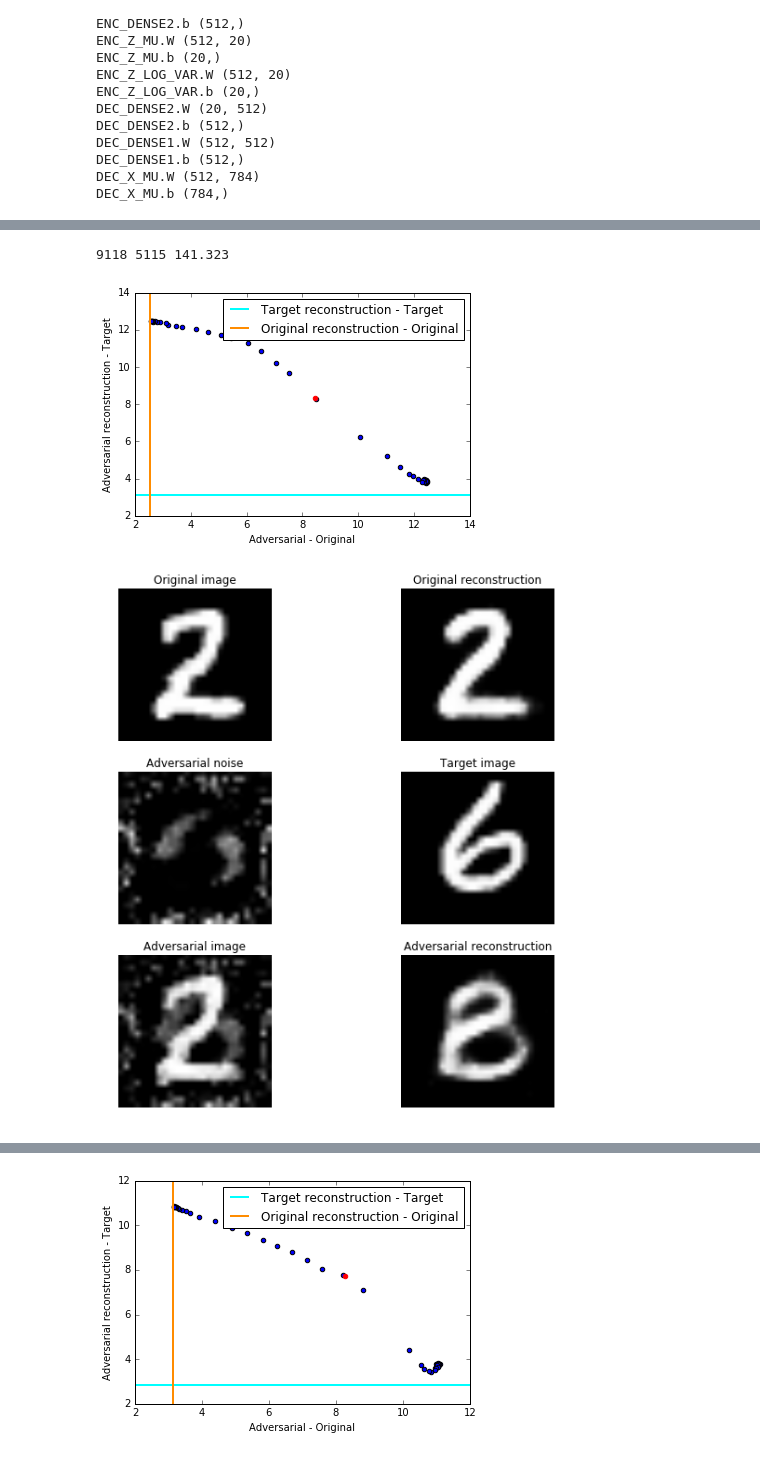
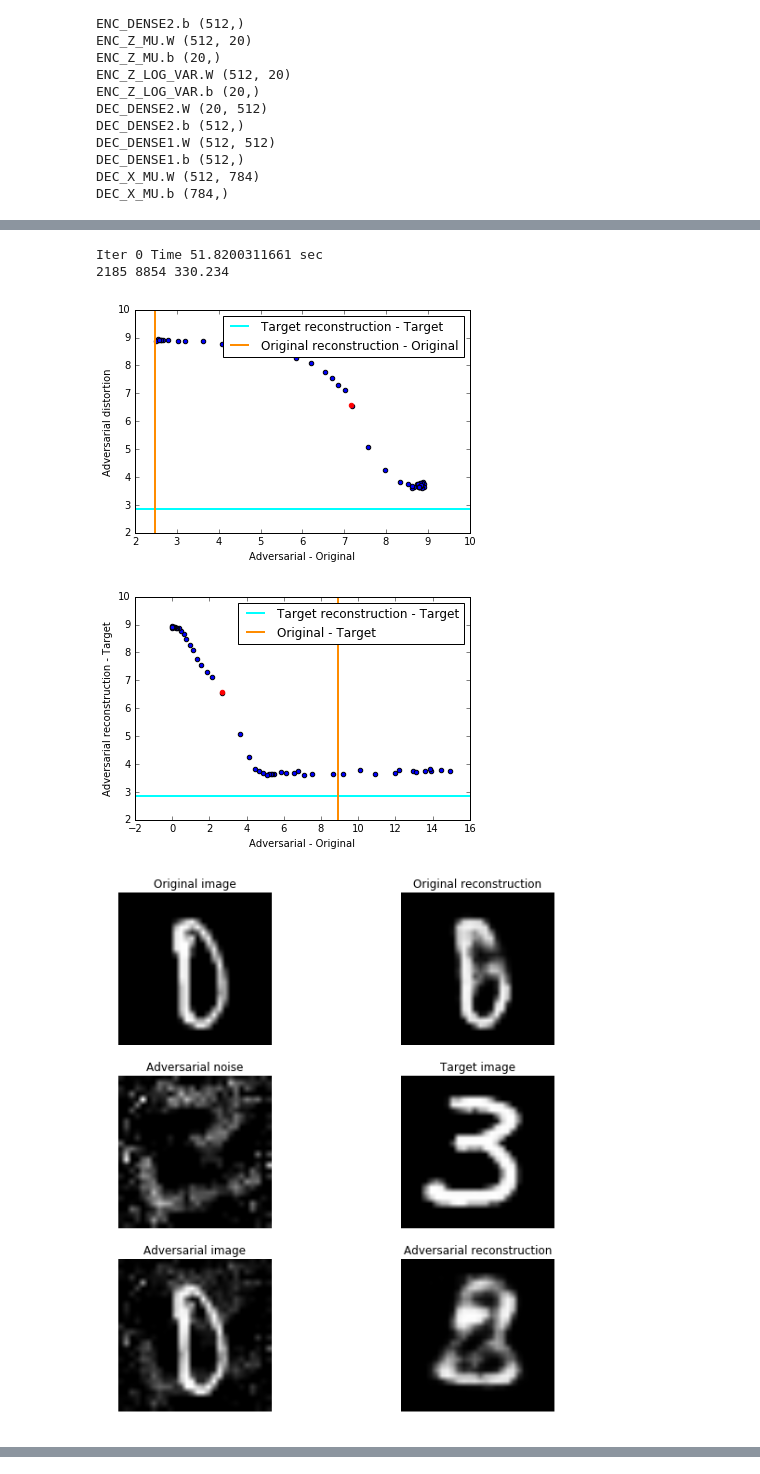
Before and after one commit to tabacof/adv_vae, a Jupyter notebook: MNIST_adv_vae.ipynb, the cells around one changed output, grey strips where cells are left out. Cells and saved outputs as stored; diff of their text form; code cells hidden in the pictures.

Commit message:
Separating experiments from result plots; adding experiments files to git; correcting plot labels; adding new plot

```diff
--- a/MNIST_adv_vae.ipynb
+++ b/MNIST_adv_vae.ipynb
@@ -284,6 +263,8 @@ def adv_test(orig_img, target_img, C, plot = True):
 
     orig_recon_dist, orig_recon_dist_std = mnist_dist(original_reconstructions, test_x[orig_img])
     target_recon_dist, target_recon_dist_std = mnist_dist(target_reconstructions, test_x[target_img])
+    orig_target_recon_dist, orig_target_recon_dist_std = mnist_dist(original_reconstructions, test_x[target_img])
+    target_orig_recon_dist, target_orig_recon_dist_std = mnist_dist(target_reconstructions, test_x[orig_img])
 
     # Plot original reconstruction
     if plot:
@@ -310,6 +291,7 @@ def adv_test(orig_img, target_img, C, plot = True):
 
     orig_dist, orig_dist_std = mnist_dist(adv_imgs, test_x[orig_img])
     adv_dist, adv_dist_std = mnist_dist(adv_imgs, test_x[target_img])
+    recon_dist, recon_dist_std = mnist_dist(adv_imgs, test_x[orig_img]+x)
 
     # Plotting results
     if plot:
@@ -317,10 +299,28 @@ def adv_test(orig_img, target_img, C, plot = True):
         show_mnist(test_x[target_img], 4, "Target image")
         show_mnist((test_x[orig_img].flatten()+x), 5, "Adversarial image")
         show_mnist(adv_imgs[0], 6, "Adversarial reconstruction")
-
         plt.show()
 
-    return orig_dist, orig_dist_std, adv_dist, adv_dist_std, orig_recon_dist, orig_recon_dist_std, target_recon_dist, target_recon_dist_std
+    orig_target_dist = np.linalg.norm(test_x[orig_img] - test_x[target_img])
+
+    returns = (np.linalg.norm(x),
+               orig_dist,
+               orig_dist_std,
+               adv_dist,
+               adv_dist_std,
+               orig_recon_dist,
+               orig_recon_dist_std,
+               target_recon_dist,
+               target_recon_dist_std,
+               recon_dist,
+               recon_dist_std,
+               orig_target_dist,
+               orig_target_recon_dist,
+               orig_target_recon_dist_std,
+               target_orig_recon_dist,
+               target_orig_recon_dist_std)
+
+    return returns
 # %%
 def orig_adv_dist(orig_img = None, target_img = None, plot = False, bestC = None):
     if orig_img is None:
@@ -383,9 +444,12 @@ xsds = []
 ysds = []
 
 for i in range(n):
-    x, y, xsd, ysd = orig_adv_dist(plot = True)
+    start_time = time.time()
+    x, y, xsd, ysd, df = orig_adv_dist(plot = True)
+    print "Iter", i, "Time", time.time() - start_time, "sec"
     xs.append(x)
     ys.append(y)
     xsds.append(xsd)
     ysds.append(ysd)
+    df.to_csv("results/" + model_filename + "/exp_" + str(i) + ".csv")
 # %% [output]
@@ -394,3 +458,5 @@ for i in range(n):
-9118 5115 141.323
+Iter 0 Time 51.8200311661 sec
+2185 8854 330.234
-[figure, old version]
+[figure, new version]
-[figure, old version]
+[figure, new version]
+[figure, new version]
@@ -398 +464,0 @@ for i in range(n):
-[figure, old version]
```
Also changed, not shown: parts of 9 cells of this notebook, 53 other files.
